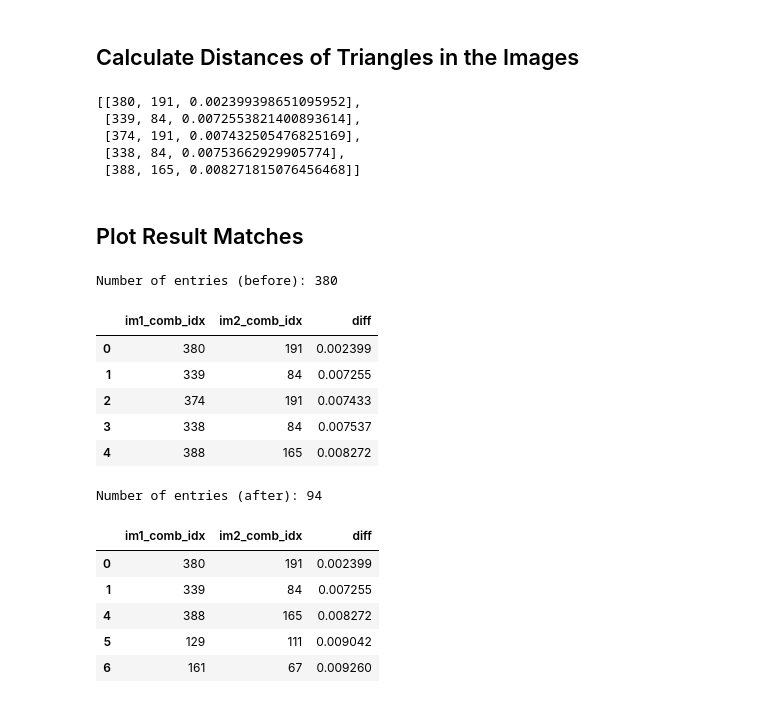
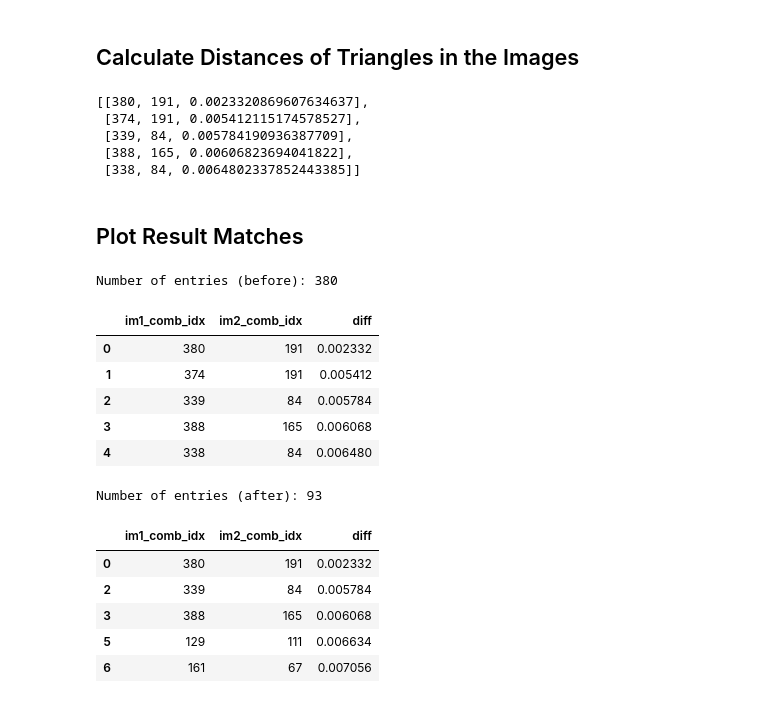
Before and after one commit to Jon400/New_Space_Ex1, a Jupyter notebook: Stars.ipynb, the cells around one changed output. Cells and saved outputs as stored; diff of their text form; code cells hidden in the pictures.

```diff
--- a/Stars.ipynb
+++ b/Stars.ipynb
@@ -111,8 +112,8 @@ plt.show()
 ## Calculate Distances of Triangles in the Images
 # %%
 # all combinations of 3 points from each set
-im1_combinations = list(itertools.combinations(range(len(im1_positions)), 3))
-im2_combinations = list(itertools.combinations(range(len(im2_positions)), 3))
+im1_combinations = list(combinations(range(len(im1_positions)), 3))
+im2_combinations = list(combinations(range(len(im2_positions)), 3))
 # %%
 """
 Calculates Euclidean distance between two points.
@@ -142,9 +143,20 @@ def get_triangles(positions, combinations) -> list[np.ndarray]:
 # %%
 im1_triangles = get_triangles(im1_positions, im1_combinations)
 im2_triangles = get_triangles(im2_positions, im2_combinations)
-# %%
-def get_error(tri1, tri2):
-    return sum(np.abs(tri1 - tri2))
+# %%
+def get_error(tri1: np.ndarray, tri2: np.ndarray, method: str = 'l2') -> float:
+    """
+    L1 or L2 error to check if 2 triangles are similar.
+    :param tri1: normalized length of triangle-1 sides
+    :param tri2: normalized length of triangle-2 sides
+    :param method: l1 or l2
+    :return: calculated error
+    """
+    diff = tri1 - tri2
+    if method == 'l1':
+        return sum(np.abs(diff))
+    else:  # l2
+        return math.sqrt(sum(np.power(diff, 2)))
 # %%
 sums = []
 thresh = 1.
@@ -163,11 +175,11 @@ for i, im1_tri in enumerate(im1_triangles):
 sums = sorted(sums, key=lambda item: item[2])  # sort from lowest to highest error
 sums[:5]
 # %% [output]
-[[380, 191, 0.002399398651095952],
- [339, 84, 0.0072553821400893614],
- [374, 191, 0.007432505476825169],
- [338, 84, 0.00753662929905774],
- [388, 165, 0.008271815076456468]]
+[[380, 191, 0.0023320869607634637],
+ [374, 191, 0.005412115174578527],
+ [339, 84, 0.005784190936387709],
+ [388, 165, 0.00606823694041822],
+ [338, 84, 0.0064802337852443385]]
 # %% [markdown]
 ## Plot Result Matches
 # %%
@@ -179,21 +191,25 @@ df.head()
 # %% [output]
 Number of entries (before): 380
 |  | im1_comb_idx | im2_comb_idx | diff |
-| 0 | 380 | 191 | 0.002399 |
-| 1 | 339 | 84 | 0.007255 |
-| 2 | 374 | 191 | 0.007433 |
-| 3 | 338 | 84 | 0.007537 |
-| 4 | 388 | 165 | 0.008272 |
+| 0 | 380 | 191 | 0.002332 |
+| 1 | 374 | 191 | 0.005412 |
+| 2 | 339 | 84 | 0.005784 |
+| 3 | 388 | 165 | 0.006068 |
+| 4 | 338 | 84 | 0.006480 |
 # %%
-# df.drop_duplicates(subset=col_names[0], keep='first', inplace=True)
+"""
+There are no duplicates in the first column since only one matching
+triangle from the second image (with the lowest error) is taken.
+df.drop_duplicates(subset=col_names[0], keep='first', inplace=True)
+"""
 df.drop_duplicates(subset=col_names[1], keep='first', inplace=True)
 print(f"Number of entries (after): {df.shape[0]}")
 df.head()
 # %% [output]
-Number of entries (after): 94
+Number of entries (after): 93
 |  | im1_comb_idx | im2_comb_idx | diff |
-| 0 | 380 | 191 | 0.002399 |
-| 1 | 339 | 84 | 0.007255 |
-| 4 | 388 | 165 | 0.008272 |
-| 5 | 129 | 111 | 0.009042 |
-| 6 | 161 | 67 | 0.009260 |
+| 0 | 380 | 191 | 0.002332 |
+| 2 | 339 | 84 | 0.005784 |
+| 3 | 388 | 165 | 0.006068 |
+| 5 | 129 | 111 | 0.006634 |
+| 6 | 161 | 67 | 0.007056 |
```
Also changed, not shown: parts of 7 cells of this notebook.
